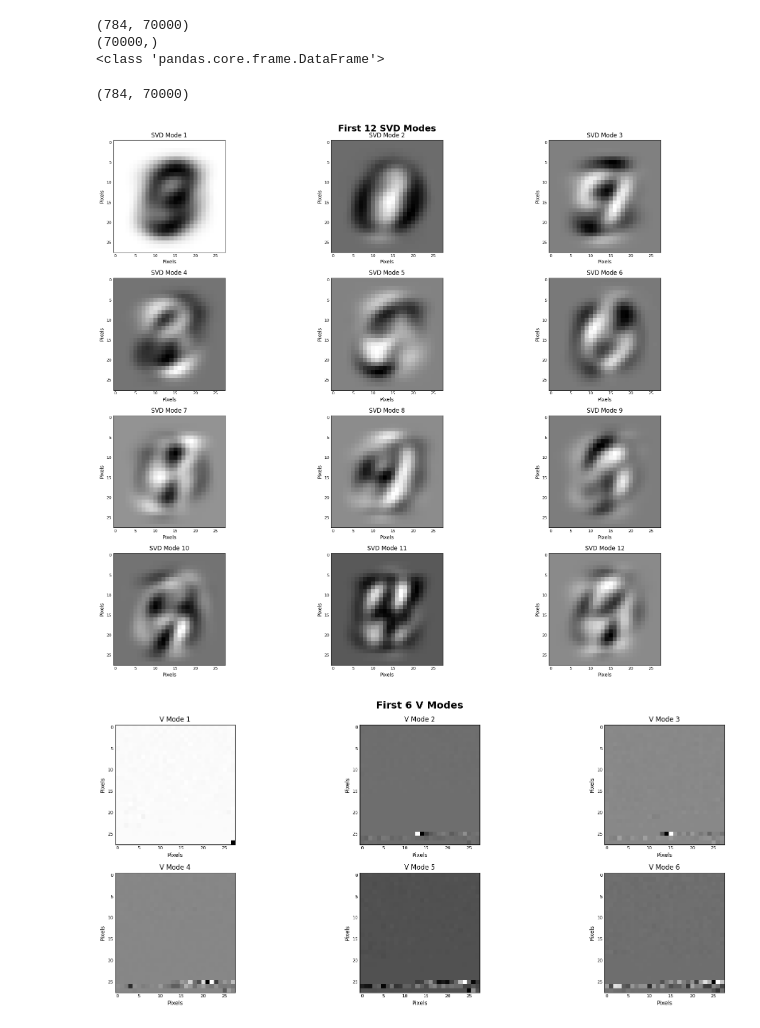
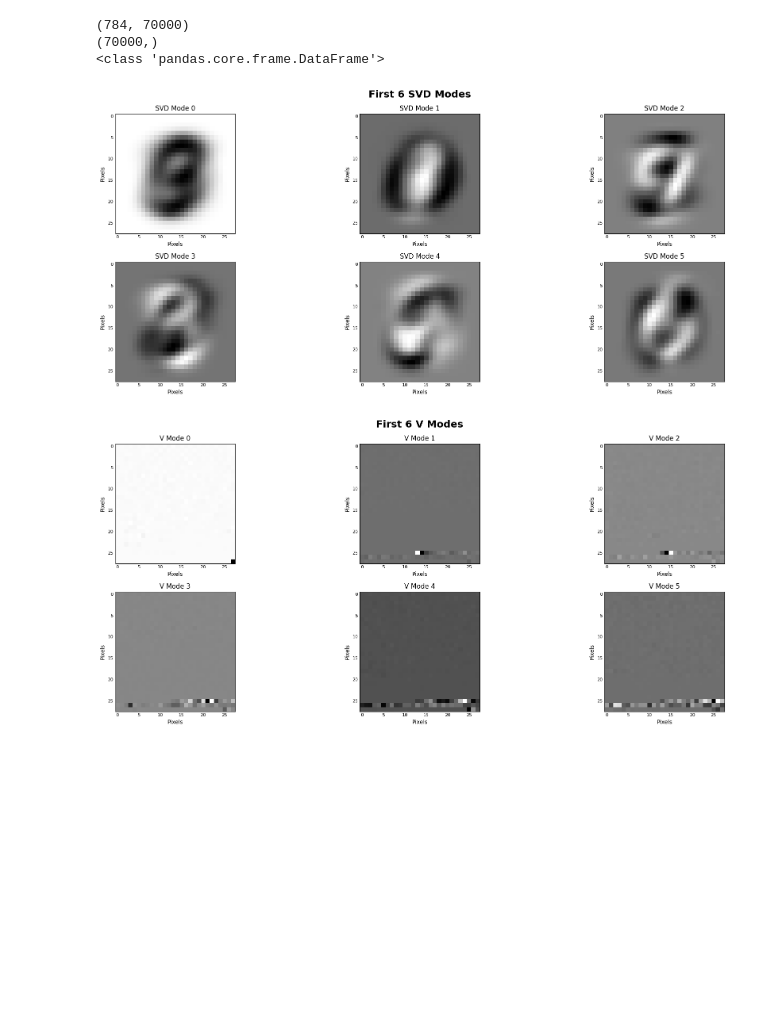
Before and after one commit to NajibHaidar/MNIST-Classification-ML, a Jupyter notebook: MNIST Classification ML.ipynb, the cells around one changed output. Drawn from its saved outputs; the diff is of its cells as text; code cells hidden in the pictures; blank space fills up the shorter version.

```diff
--- a/MNIST Classification ML.ipynb
+++ b/MNIST Classification ML.ipynb
@@ -31,60 +31,37 @@ print(type(X))
 # %%
 # Perform SVD on X
 U, s, V = np.linalg.svd(X, full_matrices=False)
-# %%
-# # Plot the matrices
-# fig, axs = plt.subplots(1, 3, figsize=(10, 4))
-
-# # Plot U
-# axs[0].imshow(U, cmap='gray')
-# axs[0].set_title('U')
-
-# # Plot s
-# axs[1].plot(s, 'o-')
-# axs[1].set_title('s')
-# axs[1].set_xlabel('Singular value index')
-# axs[1].set_ylabel('Singular value')
-
-# # Plot V
-# axs[2].imshow(V[:, :].reshape(28, 28), cmap='gray')
-# axs[2].set_title('V')
-
-# plt.show()
-
-print(V.shape)
-# %% [output]
-(784, 70000)
 # %%
 # Plot the first n SVD modes
-n = 12
+n = 6
 n_cols = 3
 n_rows = math.ceil(n / n_cols)
 
 fig, axs = plt.subplots(nrows=n_rows, ncols=n_cols, figsize=(20, 4*n_rows))
 
 # Iterate over the first n SVD modes
 for i in range(n):
     r, c = divmod(i, n_cols)
     ax = axs[r, c]
 
     # Plot the mode as an image
     im = ax.imshow(U[:, i].reshape((28, 28)), cmap='gray')
 
     # Add title and turn off tick labels
-    ax.set_title(f'SVD Mode {i+1}')
+    ax.set_title(f'SVD Mode {i}')
     ax.tick_params(axis='both', labelsize=8, length=0)
 
     # Add x and y labels with ticks
     ax.set_xlabel('Pixels', fontsize=10)
     ax.set_ylabel('Pixels', fontsize=10)
     plt.setp(ax.get_xticklabels(), fontsize=8)
     plt.setp(ax.get_yticklabels(), fontsize=8)
 
 fig.suptitle(f'First {n} SVD Modes', fontsize=18, fontweight='bold')
 fig.tight_layout()
 plt.show()
 # %% [output]
-[figure, old version]
+[figure, new version]
 # %%
 # Plot the first n V modes
 n = 6
```
Also changed, not shown: parts of 13 cells of this notebook.
